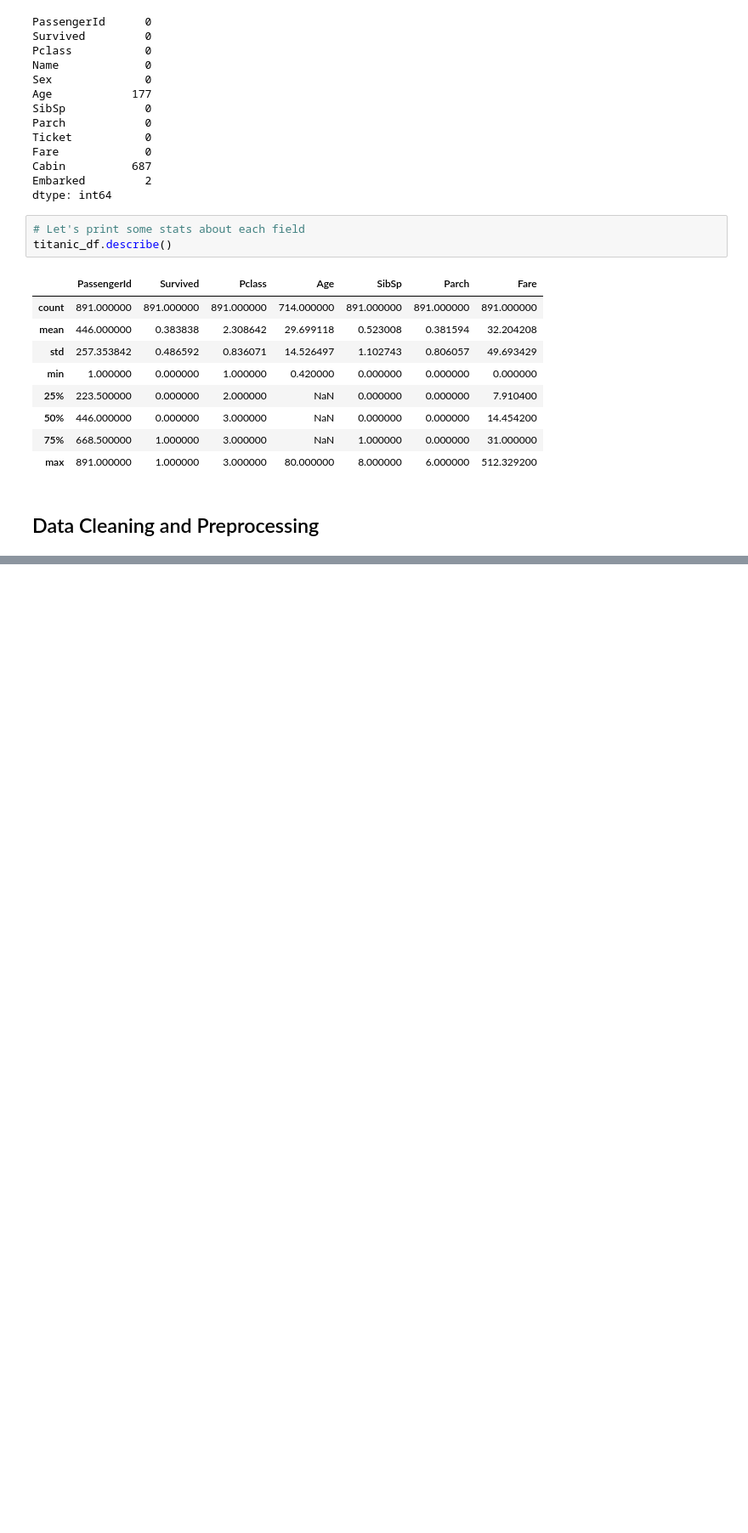
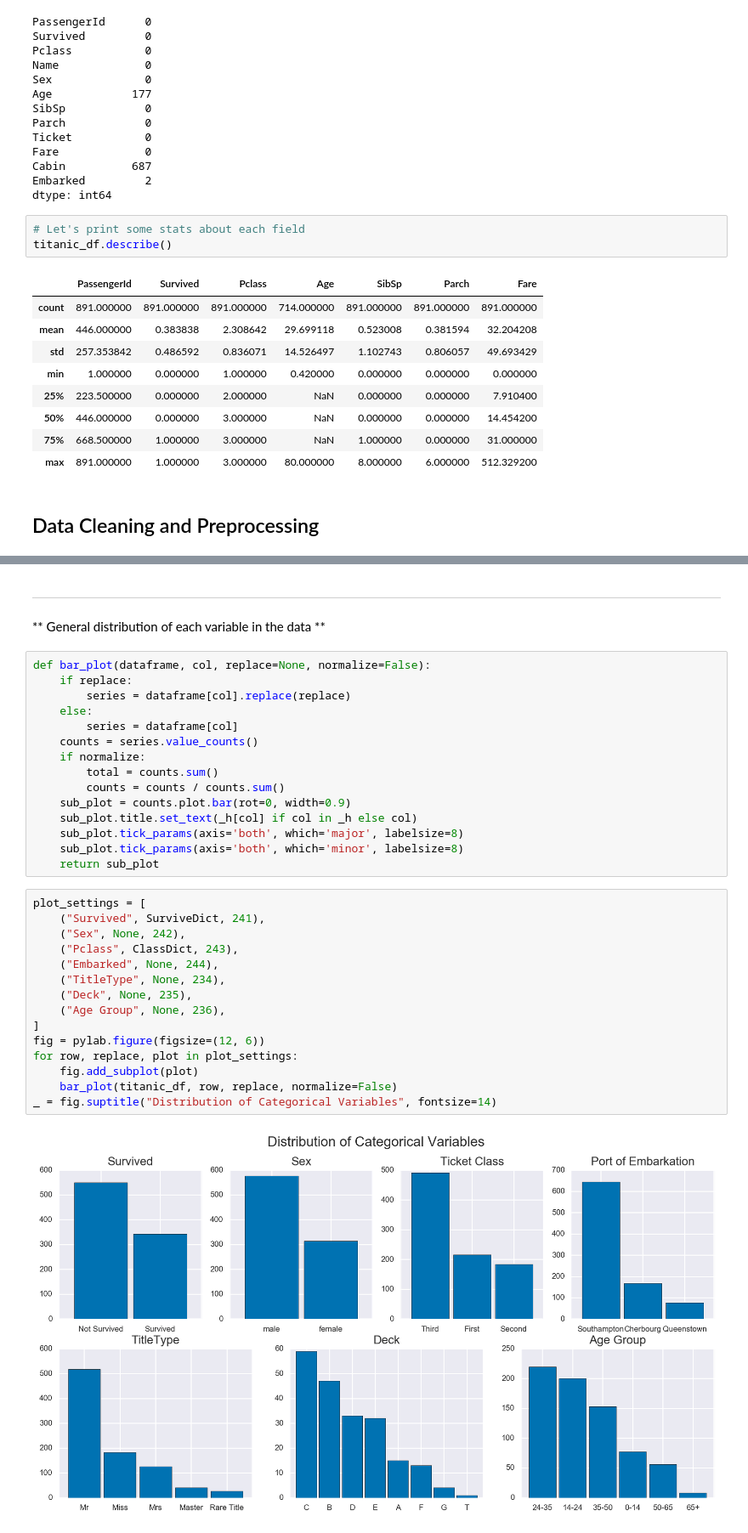
Before and after one commit to shamshad-npti/python-quick-start, a Jupyter notebook: data-analytics/Titanic Dataset - Data Analysis.ipynb, the cells around one changed output, grey strips where cells are left out. Shown: that part at 85% size. Saved outputs shown, nothing was run; the diff lists cells and outputs as text; blank space fills up the shorter version.

Commit message:
More into data science

```diff
--- a/data-analytics/Titanic Dataset - Data Analysis.ipynb
+++ b/data-analytics/Titanic Dataset - Data Analysis.ipynb
@@ -123,0 +172,36 @@ titanic_df['TitleType'] = titanic_df['Title'].apply(func)
+# %% [markdown]
+---
+
+** General distribution of each variable in the data **
+# %%
+def bar_plot(dataframe, col, replace=None, normalize=False):
+    if replace:
+        series = dataframe[col].replace(replace)
+    else:
+        series = dataframe[col]
+    counts = series.value_counts()
+    if normalize:
+        total = counts.sum()
+        counts = counts / counts.sum()
+    sub_plot = counts.plot.bar(rot=0, width=0.9)
+    sub_plot.title.set_text(_h[col] if col in _h else col)
+    sub_plot.tick_params(axis='both', which='major', labelsize=8)
+    sub_plot.tick_params(axis='both', which='minor', labelsize=8)
+    return sub_plot
+# %%
+plot_settings = [
+    ("Survived", SurviveDict, 241),
+    ("Sex", None, 242),
+    ("Pclass", ClassDict, 243),
+    ("Embarked", None, 244),
+    ("TitleType", None, 234),
+    ("Deck", None, 235),
+    ("Age Group", None, 236),
+]
+fig = pylab.figure(figsize=(12, 6))
+for row, replace, plot in plot_settings:
+    fig.add_subplot(plot)
+    bar_plot(titanic_df, row, replace, normalize=False)
+_ = fig.suptitle("Distribution of Categorical Variables", fontsize=14)
+# %% [output]
+[figure, added]
```
Also changed, not shown: parts of 17 cells of this notebook.
